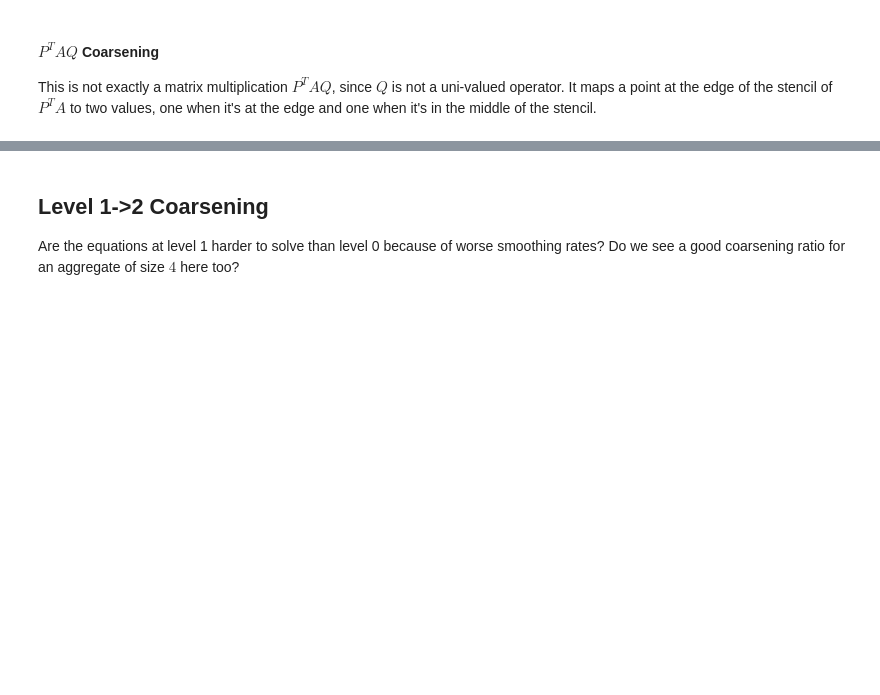
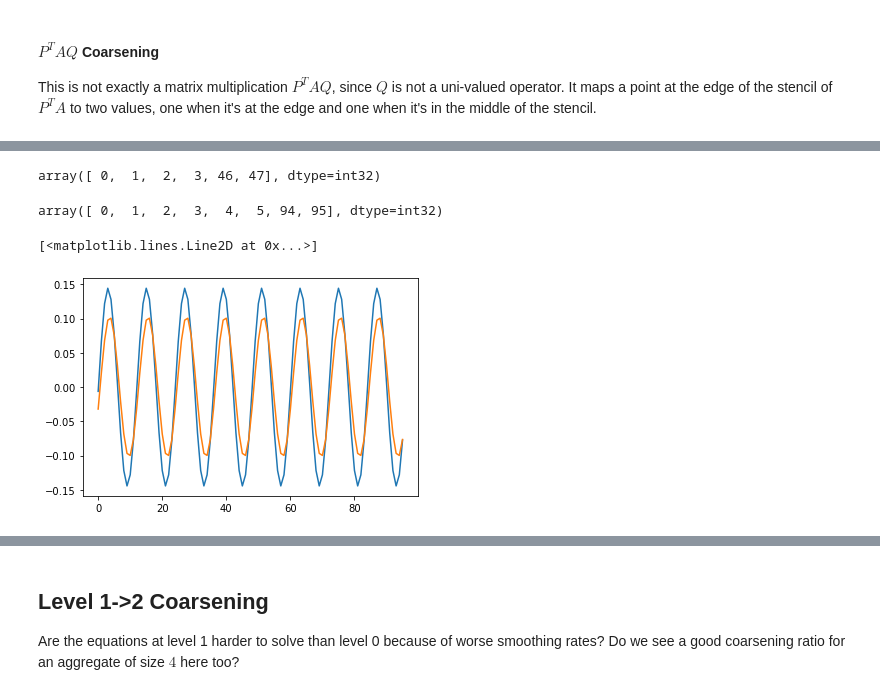
Before and after one commit to 436ahsan/Helmholtz, a Jupyter notebook: notebooks/repetitive/4_2_coarsening_ptaq.ipynb, the cells around one changed output, grey strips where cells are left out. Saved outputs shown, nothing was run; the diff lists cells and outputs as text; code cells hidden in the pictures; blank space fills up the shorter version.

```diff
--- a/notebooks/repetitive/4_2_coarsening_ptaq.ipynb
+++ b/notebooks/repetitive/4_2_coarsening_ptaq.ipynb
@@ -456,0 +424,29 @@ nbhr [[0 1 4 5 2 3]
+# %%
+fine_level, coarse_level = m0[0:2]
+p = coarse_level.p
+r = coarse_level.r
+ac = coarse_level.a
+
+caliber = 4
+ptaq = hm.repetitive.coarsening_repetitive.create_ptaq_matrix(
+    fine_level,
+    fine_level.location,
+    x,
+    coarse_level,
+    coarse_level.location,
+    aggregate_size,
+    num_components,
+    caliber)
+
+print("Symmetry", np.max(np.abs(ptaq - ptaq.transpose())))
+
+# Calculate eigenpairs at all levels.
+coarse_level.a = ac
+laml, vl = hm.analysis.ideal.compare_spectrum(m0)
+for l, lam in enumerate(laml):
+    print(l, "lam", lam[:12])
+
+coarse_level.a = ptaq
+laml2, vl2 = hm.analysis.ideal.compare_spectrum(m0)
+for l, lam in enumerate(laml2[1:]):
+    print(l, "lam", lam[:12])
@@ -456,0 +497,19 @@ nbhr [[0 1 4 5 2 3]
+# %%
+    rap = coarse_level.r.dot(ap)
+rap_vars = np.unique(rap[:num_components].nonzero()[1])
+rap_vars
+# %% [output]
+array([ 0,  1,  2,  3, 46, 47], dtype=int32)
+# %%
+pt_vars
+# %% [output]
+array([ 0,  1,  2,  3,  4,  5, 94, 95], dtype=int32)
+# %%
+y = vl[0][:, 1]
+y2 = vl[1][:, 1]
+# %%
+plt.plot(y)
+plt.plot(y2)
+# %% [output]
+[<matplotlib.lines.Line2D at 0x...>]
+[figure, added]
```
Also changed, not shown: parts of 23 cells of this notebook, 8 other files.
